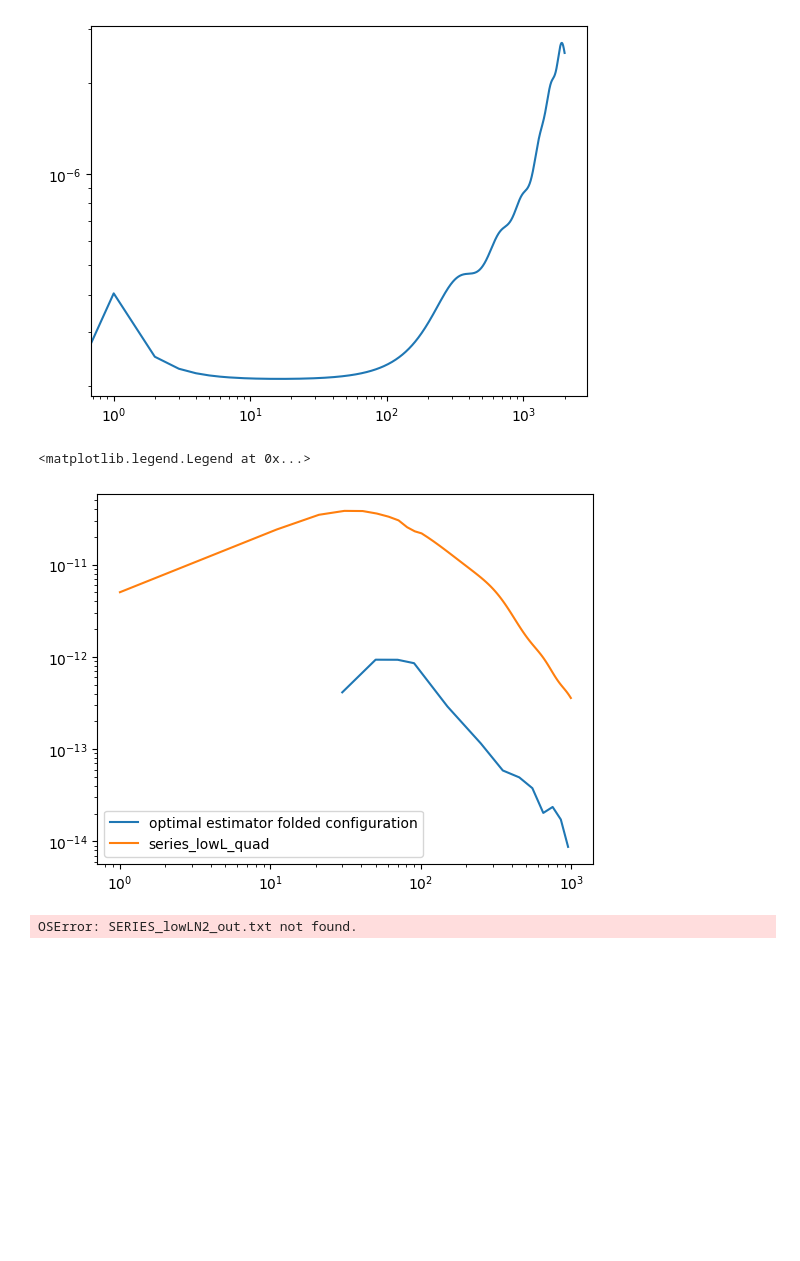
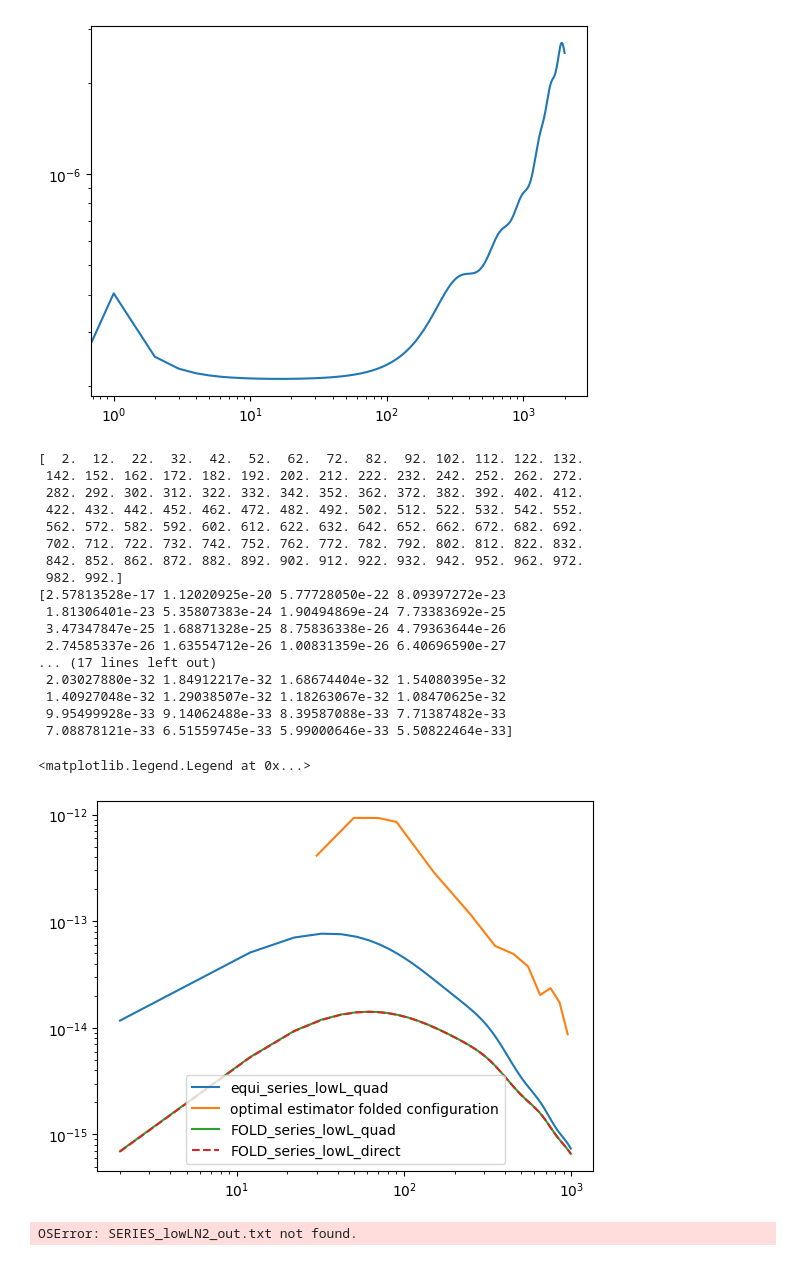
Before and after one commit to aleksandrbowkis/bispec_opt_est, a Jupyter notebook: N2_numerical/N2_tests.ipynb, the cells around one changed output. Drawn from its saved outputs; the diff is of its cells as text; code cells hidden in the pictures; blank space fills up the shorter version.

```diff
--- a/N2_numerical/N2_tests.ipynb
+++ b/N2_numerical/N2_tests.ipynb
@@ -132,22 +132,41 @@ plt.loglog(L_norm, Lfac_norm*norm_phi)
 # %%
 """ Now test folded series expansion N2 """
 
-LensingL_fold, testquad_fold = np.loadtxt('fix_TEST_quad_fold.txt')
-LensingL_fold, testdirect_fold = np.loadtxt('TEST_direct_fold.txt')
-LensingL_fold_2000_nonoise, testquad_fold_2000_nonoise = np.loadtxt('TEST_quad_fold_2000_nonoise.txt')
+LensingL_fold, quad_fold = np.loadtxt('quad_fold.txt')
+LensingL_fold, direct_fold = np.loadtxt('direct_fold.txt')
+print(LensingL_fold)
+print(quad_fold)
 
 L_opt_fold, opt_est_fold = np.loadtxt('folded_opt_est.txt')
-
+plt.loglog(LensingL, 1/8*(LensingL*(LensingL+1))**3 * testquad, label='equi_series_lowL_quad')
 plt.loglog(L_opt_fold, -1*opt_est_fold, label = 'optimal estimator folded configuration')
-plt.loglog(LensingL_fold, -1*testquad_fold, label='series_lowL_quad')
+plt.loglog(LensingL_fold, 1/8*(LensingL_fold*(LensingL_fold+1))**3*quad_fold, label='FOLD_series_lowL_quad')
+plt.loglog(LensingL_fold, 1/8*(LensingL_fold*(LensingL_fold+1))**3*direct_fold, ls = '--', label='FOLD_series_lowL_direct')
 #plt.loglog(LensingL_fold_2000_nonoise, -1*testquad_fold_2000_nonoise, ls = '--',label='series_lowL_quad')
 #plt.loglog(LensingL, -1*testdirect, ls = '--', label='series_lowL_directsum')
 #plt.loglog(LensingL, minusincorrect_testquad, label='minusincorrect_series_lowL_quad')
 #plt.xlim(1,200)
 plt.legend()
 # %% [output]
-<matplotlib.legend.Legend at 0x...>
+[  2.  12.  22.  32.  42.  52.  62.  72.  82.  92. 102. 112. 122. 132.
+ 142. 152. 162. 172. 182. 192. 202. 212. 222. 232. 242. 252. 262. 272.
+ 282. 292. 302. 312. 322. 332. 342. 352. 362. 372. 382. 392. 402. 412.
+ 422. 432. 442. 452. 462. 472. 482. 492. 502. 512. 522. 532. 542. 552.
+ 562. 572. 582. 592. 602. 612. 622. 632. 642. 652. 662. 672. 682. 692.
+ 702. 712. 722. 732. 742. 752. 762. 772. 782. 792. 802. 812. 822. 832.
+ 842. 852. 862. 872. 882. 892. 902. 912. 922. 932. 942. 952. 962. 972.
+ 982. 992.]
+[2.57813528e-17 1.12020925e-20 5.77728050e-22 8.09397272e-23
+ 1.81306401e-23 5.35807383e-24 1.90494869e-24 7.73383692e-25
+ 3.47347847e-25 1.68871328e-25 8.75836338e-26 4.79363644e-26
+ 2.74585337e-26 1.63554712e-26 1.00831359e-26 6.40696590e-27
+... (17 lines left out)
+ 2.03027880e-32 1.84912217e-32 1.68674404e-32 1.54080395e-32
+ 1.40927048e-32 1.29038507e-32 1.18263067e-32 1.08470625e-32
+ 9.95499928e-33 9.14062488e-33 8.39587088e-33 7.71387482e-33
+ 7.08878121e-33 6.51559745e-33 5.99000646e-33 5.50822464e-33]
+<matplotlib.legend.Legend at 0x...>
-[figure, old version]
+[figure, new version]
 # %%
 L, out = np.loadtxt('SERIES_lowLN2_out.txt')
 L, full_int_out = np.loadtxt('lowLN2_out.txt')
```
Also changed, not shown: 18 other files.
